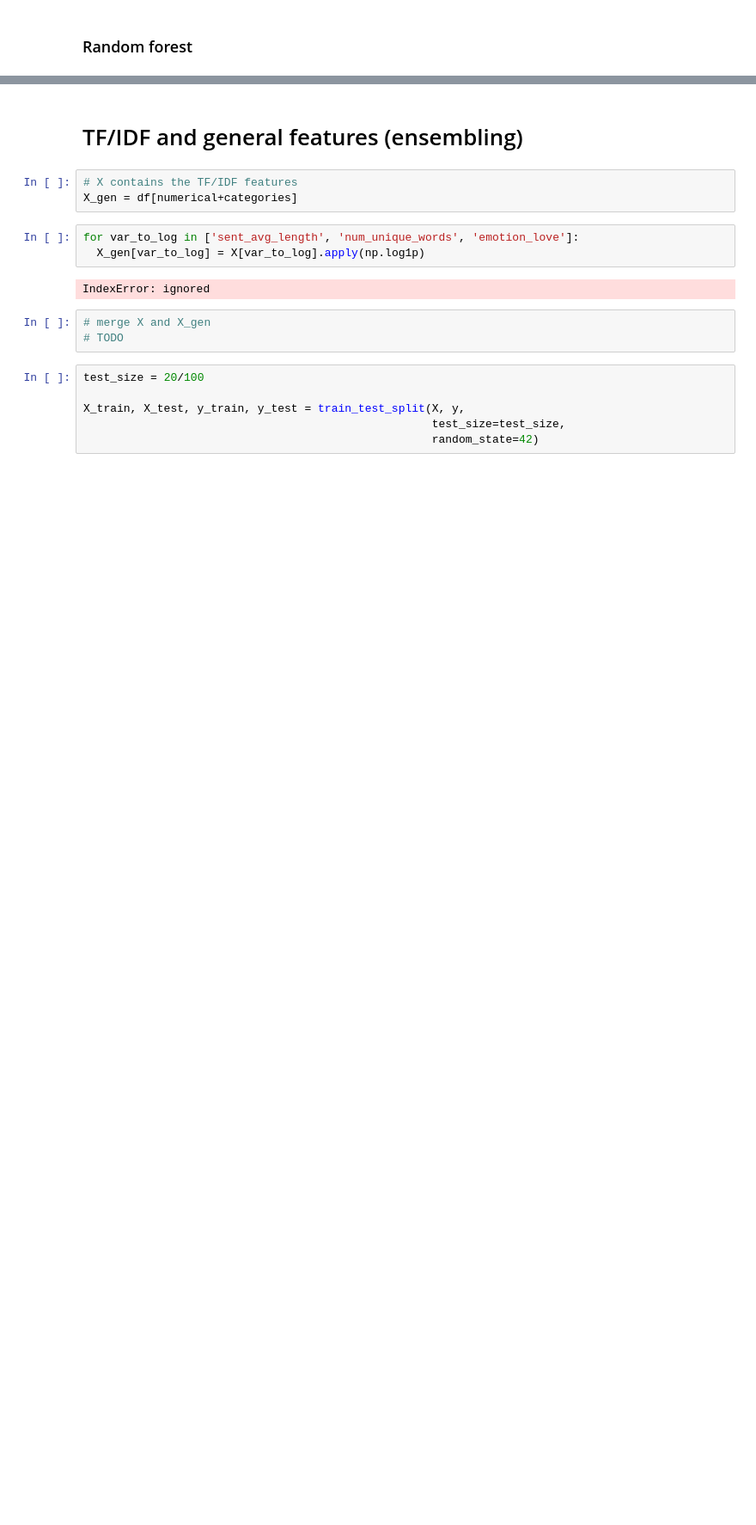
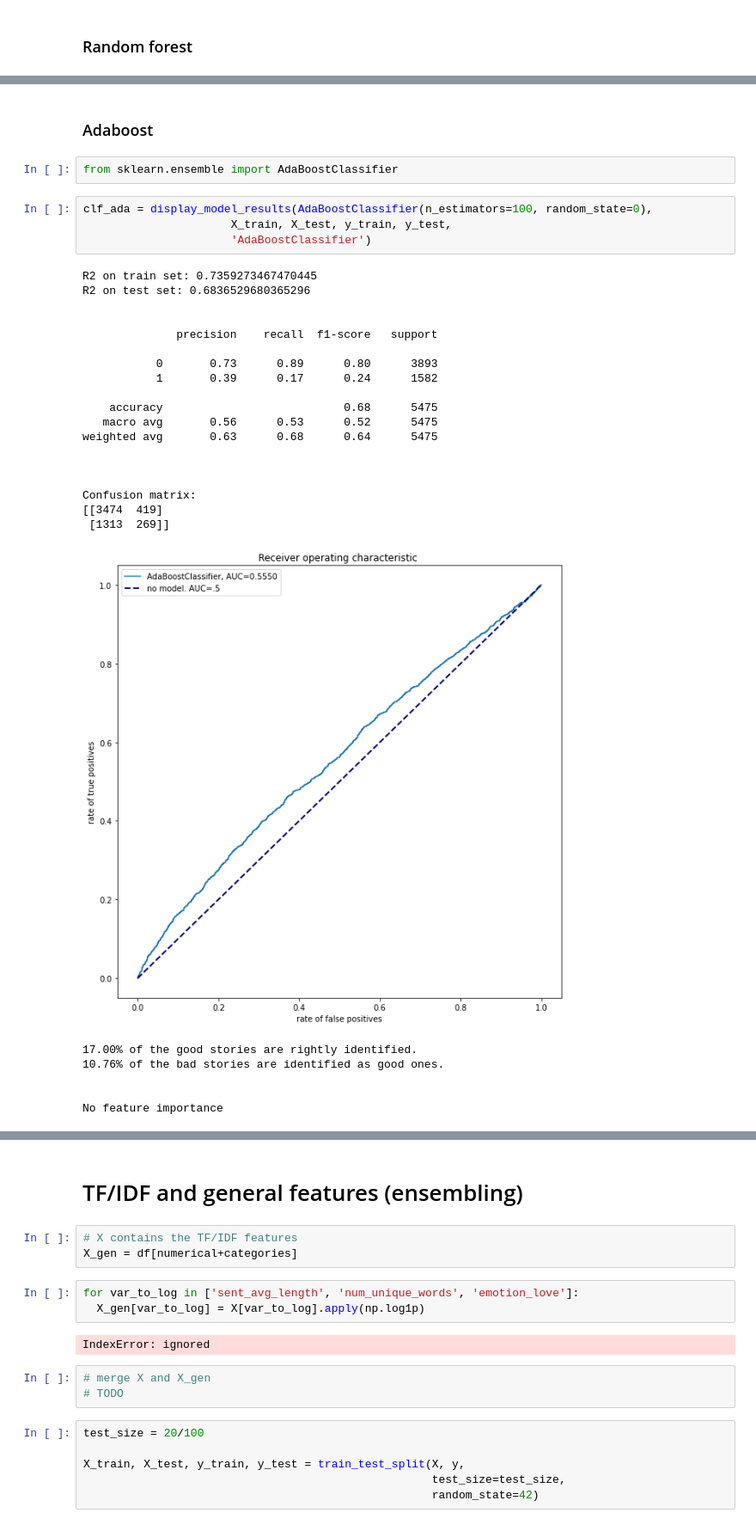
Before and after one commit to batyaamericus/OncUponTim, a Jupyter notebook: ML_classification_good_bad.ipynb, the cells around one changed output, grey strips where cells are left out. Shown: that part at 86% size. Cells and saved outputs as stored; diff of their text form; blank space fills up the shorter version.

```diff
--- a/ML_classification_good_bad.ipynb
+++ b/ML_classification_good_bad.ipynb
@@ -581,0 +625,33 @@ When recall is equal to 0.70, precision is equal to 0.32,and the threshold is eq
+# %% [markdown]
+### Adaboost
+# %%
+from sklearn.ensemble import AdaBoostClassifier
+# %%
+clf_ada = display_model_results(AdaBoostClassifier(n_estimators=100, random_state=0),
+                      X_train, X_test, y_train, y_test,
+                      'AdaBoostClassifier')
+# %% [output]
+R2 on train set: 0.7359273467470445
+R2 on test set: 0.6836529680365296
+
+
+              precision    recall  f1-score   support
+
+           0       0.73      0.89      0.80      3893
+           1       0.39      0.17      0.24      1582
+
+    accuracy                           0.68      5475
+   macro avg       0.56      0.53      0.52      5475
+weighted avg       0.63      0.68      0.64      5475
+
+
+
+Confusion matrix:
+[[3474  419]
+ [1313  269]]
+[figure, added]
+17.00% of the good stories are rightly identified.
+10.76% of the bad stories are identified as good ones.
+
+
+No feature importance
```
Also changed, not shown: parts of 28 cells of this notebook.
